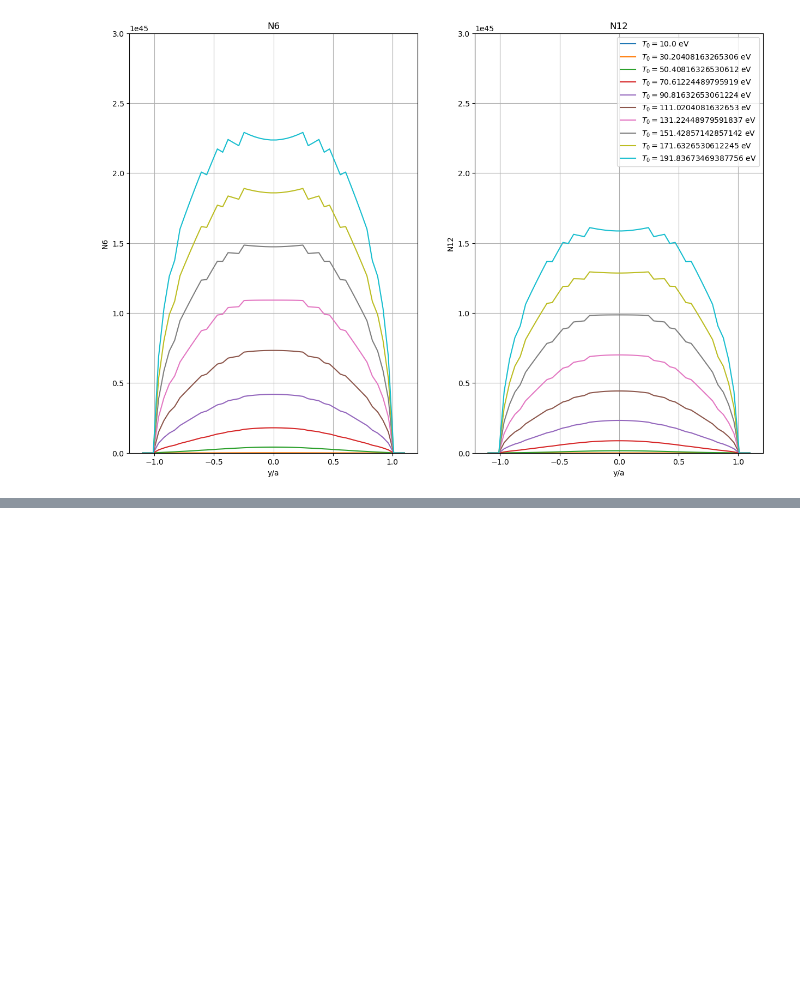
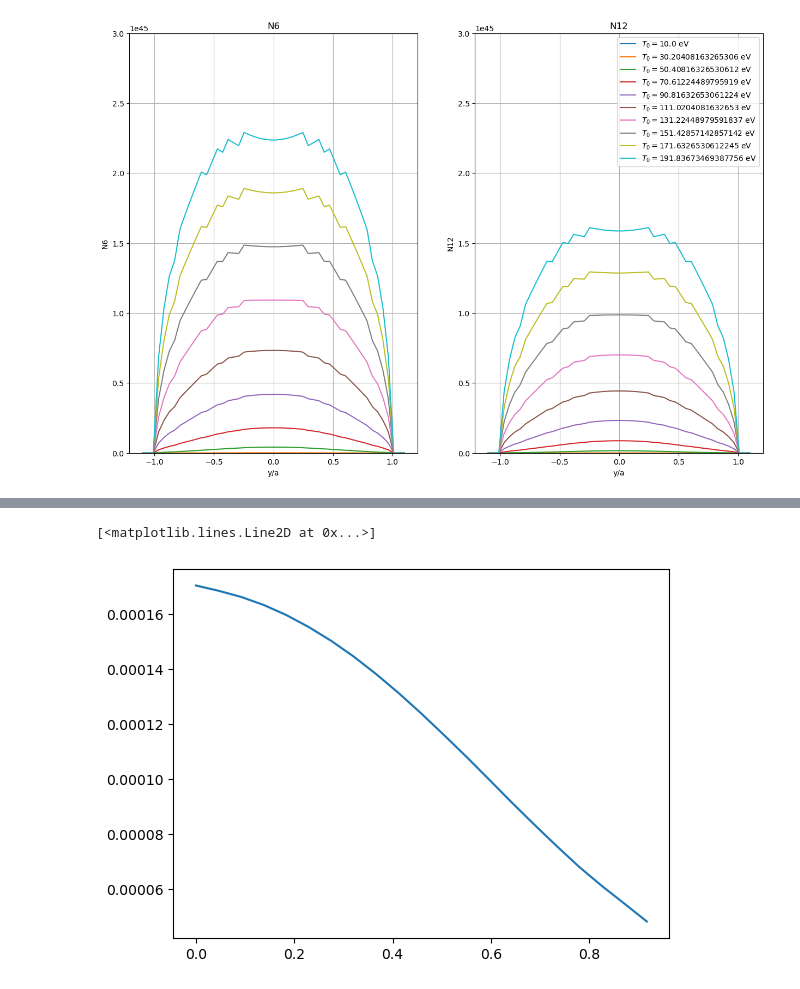
Before and after one commit to vandelij/plasma_diagnostic_hw, a Jupyter notebook: HW3.ipynb, the cells around one changed output, grey strips where cells are left out. Cells and saved outputs as stored; diff of their text form; code cells hidden in the pictures; blank space fills up the shorter version.

```diff
--- a/HW3.ipynb
+++ b/HW3.ipynb
@@ -501,0 +508,5 @@ axs[1].legend()
+# %%
+plt.plot(rarray, N12r_list[0]/N6r_list[0], label=label)
+# %% [output]
+[<matplotlib.lines.Line2D at 0x...>]
+[figure, added]
```
Also changed, not shown: parts of 6 cells of this notebook.
